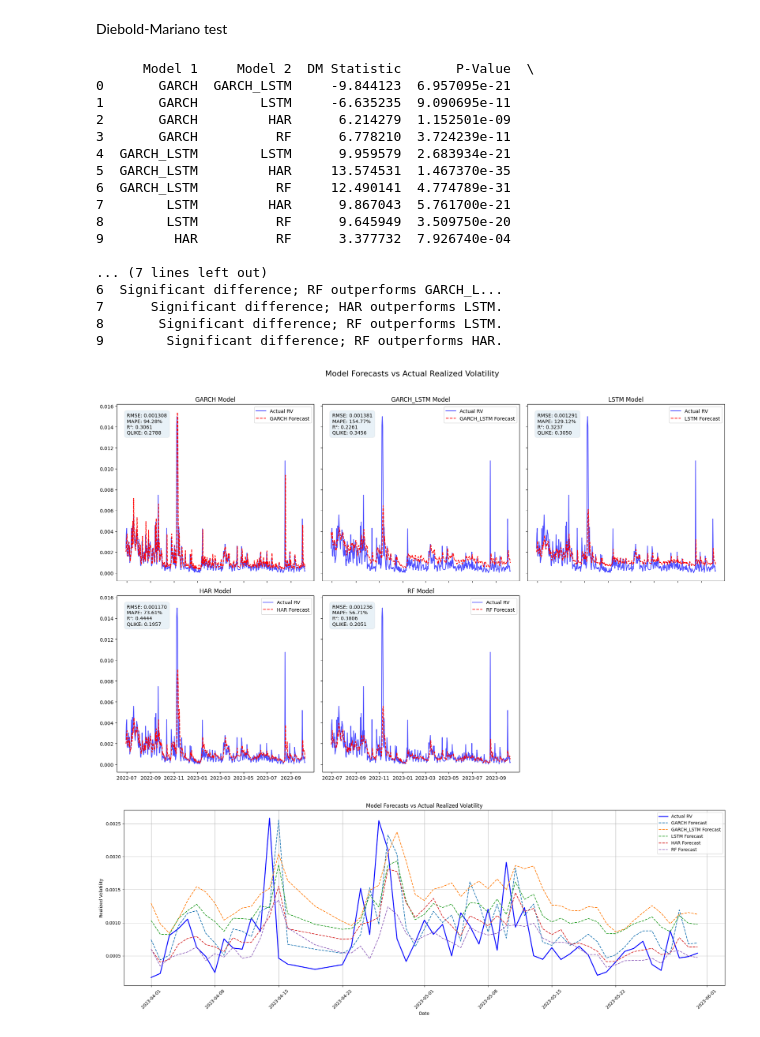
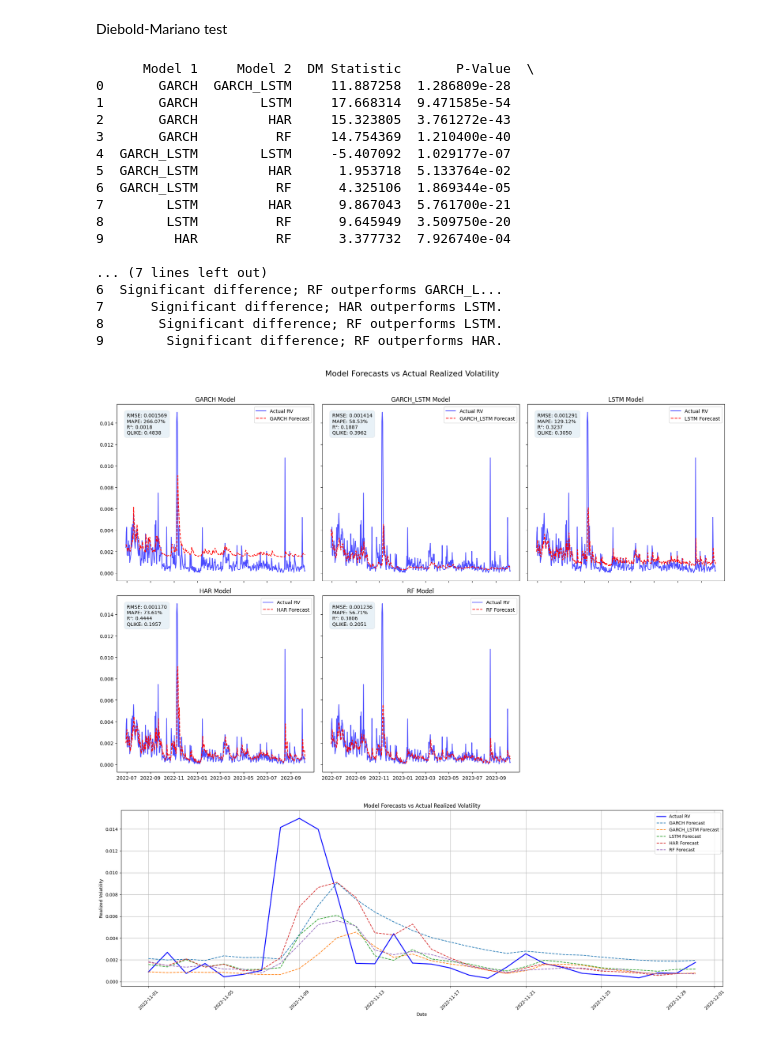
Before and after one commit to zhyoung17/crypto-rv-forecast, a Jupyter notebook: notebooks/results/evaluation.ipynb, the cells around one changed output. Saved outputs shown, nothing was run; the diff lists cells and outputs as text; code cells hidden in the pictures.

```diff
--- a/notebooks/results/evaluation.ipynb
+++ b/notebooks/results/evaluation.ipynb
@@ -2,8 +2,8 @@
 import pandas as pd
 
 # Load forecast data
-garch = pd.read_csv('../../results/models/untuned_GARCH_predictions.csv')
-garch_lstm = pd.read_csv('../../results/models/garch-lstm_forecast.csv')
+garch = pd.read_csv('../../results/models/GARCH_oos_pred_1.csv')
+garch_lstm = pd.read_csv('../../results/models/garch-lstm_forecast_1.csv')
 lstm = pd.read_csv('../../results/models/lstm_forecast.csv')
 har = pd.read_csv('../../results/models/har_forecast.csv')
 rf = pd.read_csv('../../results/models/rf_forecast.csv')
@@ -183,13 +183,13 @@ print(results_df[['Model 1', 'Model 2', 'DM Statistic', 'P-Value', 'Conclusion']
 results_df.to_csv('dm_test_results.csv', index=False)
 # %% [output]
       Model 1     Model 2  DM Statistic       P-Value  \
-0       GARCH  GARCH_LSTM     -9.844123  6.957095e-21
-1       GARCH        LSTM     -6.635235  9.090695e-11
-2       GARCH         HAR      6.214279  1.152501e-09
-3       GARCH          RF      6.778210  3.724239e-11
-4  GARCH_LSTM        LSTM      9.959579  2.683934e-21
-5  GARCH_LSTM         HAR     13.574531  1.467370e-35
-6  GARCH_LSTM          RF     12.490141  4.774789e-31
+0       GARCH  GARCH_LSTM     11.887258  1.286809e-28
+1       GARCH        LSTM     17.668314  9.471585e-54
+2       GARCH         HAR     15.323805  3.761272e-43
+3       GARCH          RF     14.754369  1.210400e-40
+4  GARCH_LSTM        LSTM     -5.407092  1.029177e-07
+5  GARCH_LSTM         HAR      1.953718  5.133764e-02
+6  GARCH_LSTM          RF      4.325106  1.869344e-05
 7        LSTM         HAR      9.867043  5.761700e-21
 8        LSTM          RF      9.645949  3.509750e-20
 9         HAR          RF      3.377732  7.926740e-04
@@ -242,7 +242,7 @@ plt.tight_layout(rect=[0, 0, 1, 0.96])
 # Show plots
 plt.show()
 # %% [output]
-[figure, old version]
+[figure, new version]
 # %%
 import matplotlib.pyplot as plt
 
@@ -252,32 +252,32 @@ def plot_forecasts(data, models, start_date, end_date):
 
     Parameters:
     - data: DataFrame containing 'Actual_RV' and model forecast columns with datetime index.
     - models: List of model names corresponding to columns in the data.
     - start_date: Start date as a string in 'YYYY-MM-DD' format.
     - end_date: End date as a string in 'YYYY-MM-DD' format.
     """
     # Filter data for the specified date range
     mask = (data.index >= start_date) & (data.index <= end_date)
     filtered_data = data.loc[mask]
 
     plt.figure(figsize=(20, 7))
     plt.plot(filtered_data.index, filtered_data['Actual_RV'], label='Actual RV', color='blue', linewidth=2)
 
     # Plot each model's forecast
     for model in models:
         plt.plot(filtered_data.index, filtered_data[model], label=f'{model} Forecast', linestyle='--')
 
     plt.title('Model Forecasts vs Actual Realized Volatility')
     plt.xlabel('Date')
     plt.ylabel('Realized Volatility')
     plt.legend()
     plt.grid(True)
     plt.xticks(rotation=45)
     plt.tight_layout()
     plt.show()
 
 # Example usage:
 model_names = ['GARCH', 'GARCH_LSTM', 'LSTM', 'HAR', 'RF']
-plot_forecasts(data, model_names, '2023-04-01', '2023-05-31')
+plot_forecasts(data, model_names, '2022-11-01', '2022-11-30')
 # %% [output]
-[figure, old version]
+[figure, new version]
```
Also changed, not shown: parts of 2 cells of this notebook, 3 other files.
